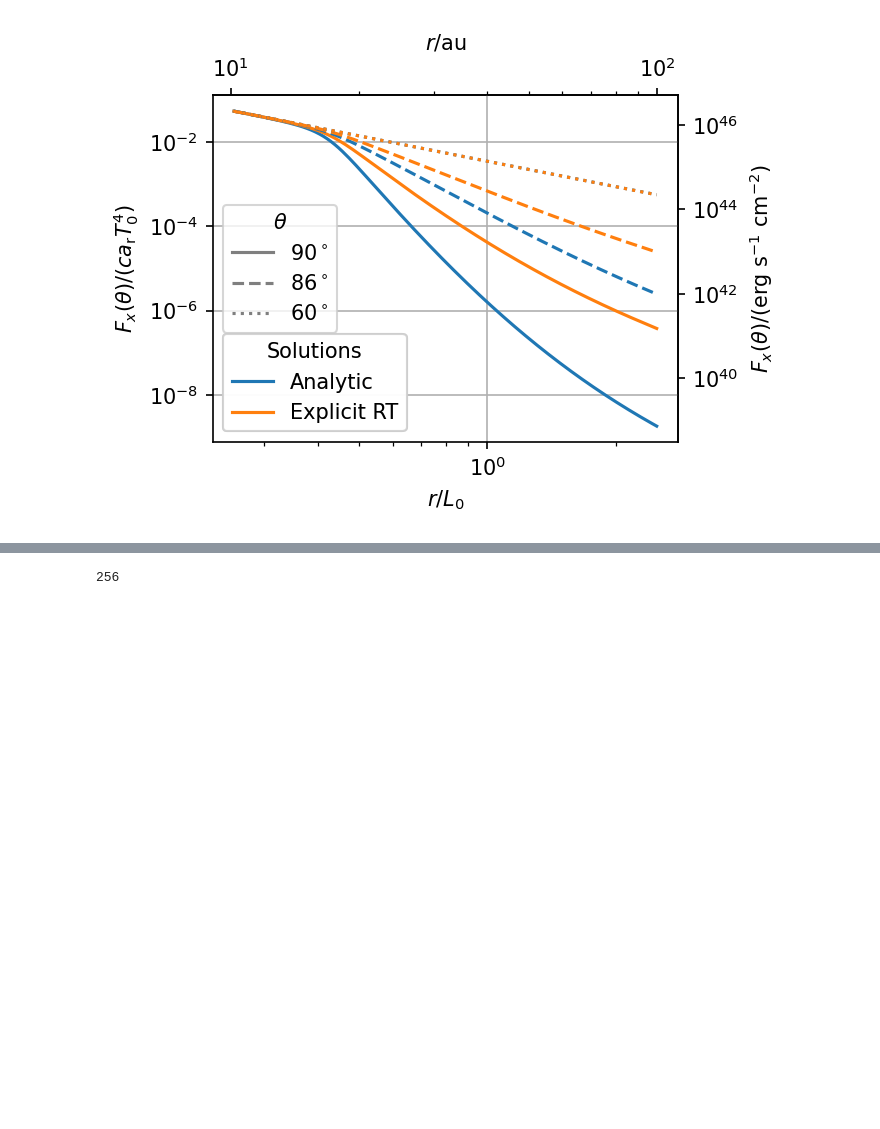
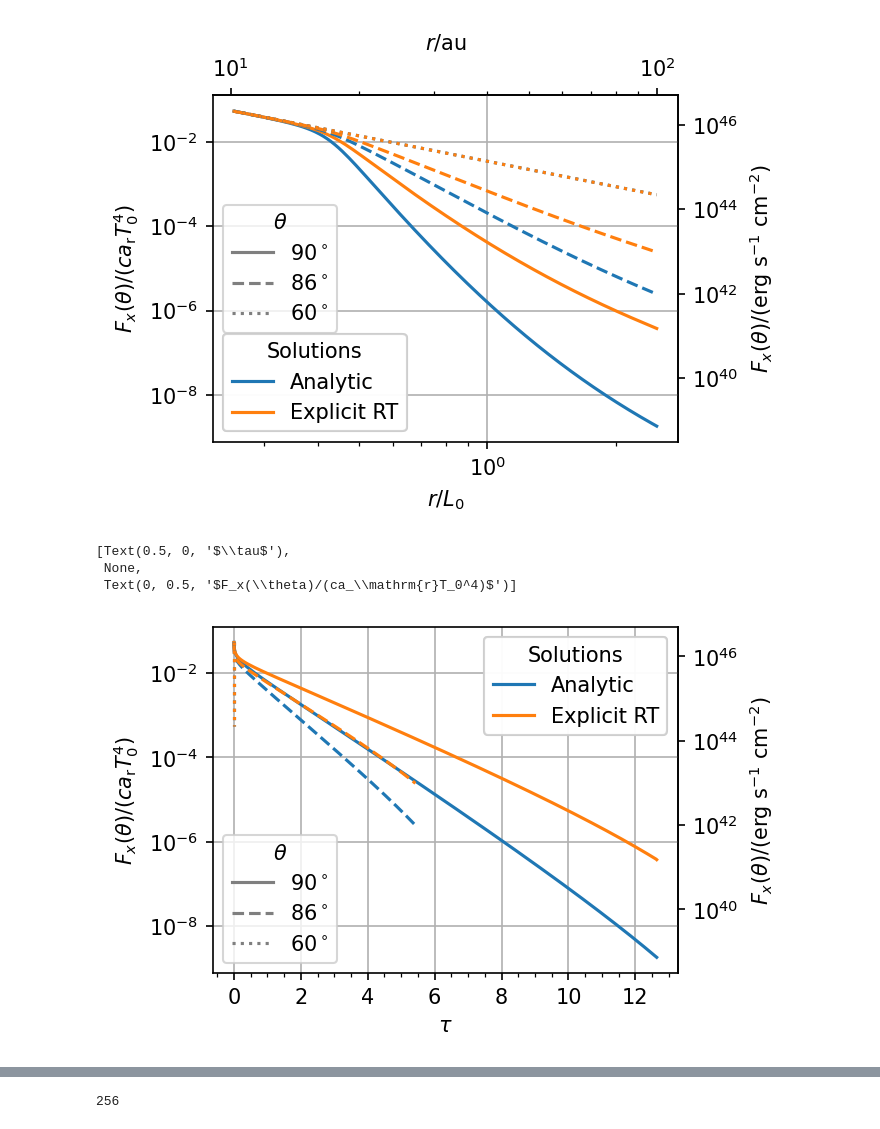
Before and after one commit to sabaronett/rad-hydro, a Jupyter notebook: athena/dev/yanfeij/const_opac_raytrace/ExplicitRTComparison.ipynb, the cells around one changed output, grey strips where cells are left out. Cells and saved outputs as stored; diff of their text form; code cells hidden in the pictures; blank space fills up the shorter version.

```diff
--- a/athena/dev/yanfeij/const_opac_raytrace/ExplicitRTComparison.ipynb
+++ b/athena/dev/yanfeij/const_opac_raytrace/ExplicitRTComparison.ipynb
@@ -633,3 +633,55 @@ ax.set(xlabel=r'$r/L_0$', xscale='log', yscale='log',
  None,
  Text(0, 0.5, '$F_x(\\theta)/(ca_\\mathrm{r}T_0^4)$')]
 [figure]
+# %%
+#===============================================================================
+problem_id = 'const_opac_raytrace'
+fig, ax = plt.subplots(figsize=(4, 3), dpi=150)
+cs = ['tab:blue', 'tab:orange']
+theta_degs = [90, 86, 60]
+lss = ['solid', 'dashed', 'dotted']
+c_solns, ls_thetas = [], []
+
+# Read Athena++ data
+path = f'eRT-512nx2'
+athinput = athena_read.athinput(f'{path}/athinput.{problem_id}')
+athdf = athena_read.athdf(f'{path}/athdf/{problem_id}.out1.00001.athdf')
+Fx_field = athdf['Fr1'][0]
+dtau = athdf['Sigma_a_0'][0]*np.diff(athdf['x1f'])
+tau_field = np.cumsum(dtau, axis=1)
+
+for th, theta_deg in enumerate(theta_degs):
+  # Plot analytic solution
+  j = int(theta_deg/rad2deg/dtheta)
+  ax.plot(tau_field_theo[j, :], Fx_field_theo[j, :], color=cs[0], ls=lss[th])
+
+  # Plot explicit RT solution
+  ax.plot(tau_field[j, :], Fx_field[j, :], color=cs[1], ls=lss[th])
+
+  # Plot ghost points for colorless line style and add legends
+  ls_thetas.append(ax.plot([], [], color='tab:gray', ls=lss[th],
+                   label=rf'${theta_deg}^\circ$')[0])
+
+c_solns.append(ax.plot([], [], color=cs[0], label='Analytic')[0])
+c_solns.append(ax.plot([], [], color=cs[1], label='Explicit RT')[0])
+ls_legend = plt.legend(title=r'$\theta$', handles=ls_thetas, loc='lower left')
+color_legend = plt.legend(title='Solutions', handles=c_solns, loc='upper right')
+ax.add_artist(ls_legend)
+ax.add_artist(color_legend)
+
+# Format secondary axes in cgs
+ax_E = ax.secondary_yaxis('right', functions=(F2cgs, F2cgs))
+ax_E.minorticks_on()
+ax_E.set(ylabel=r'$F_x(\theta)$/(erg s$^{-1}$ cm$^{-2}$)')
+
+# Format (sub)plots
+ax.grid()
+ax.minorticks_on()
+ax.set(xlabel=r'$\tau$', yscale='log',
+       ylabel=r'$F_x(\theta)/(ca_\mathrm{r}T_0^4)$')
+# plt.savefig('figs/frame.jpg', bbox_inches='tight')
+# %% [output]
+[Text(0.5, 0, '$\\tau$'),
+ None,
+ Text(0, 0.5, '$F_x(\\theta)/(ca_\\mathrm{r}T_0^4)$')]
+[figure, added]
```
Also changed, not shown: parts of 1 cell of this notebook.
